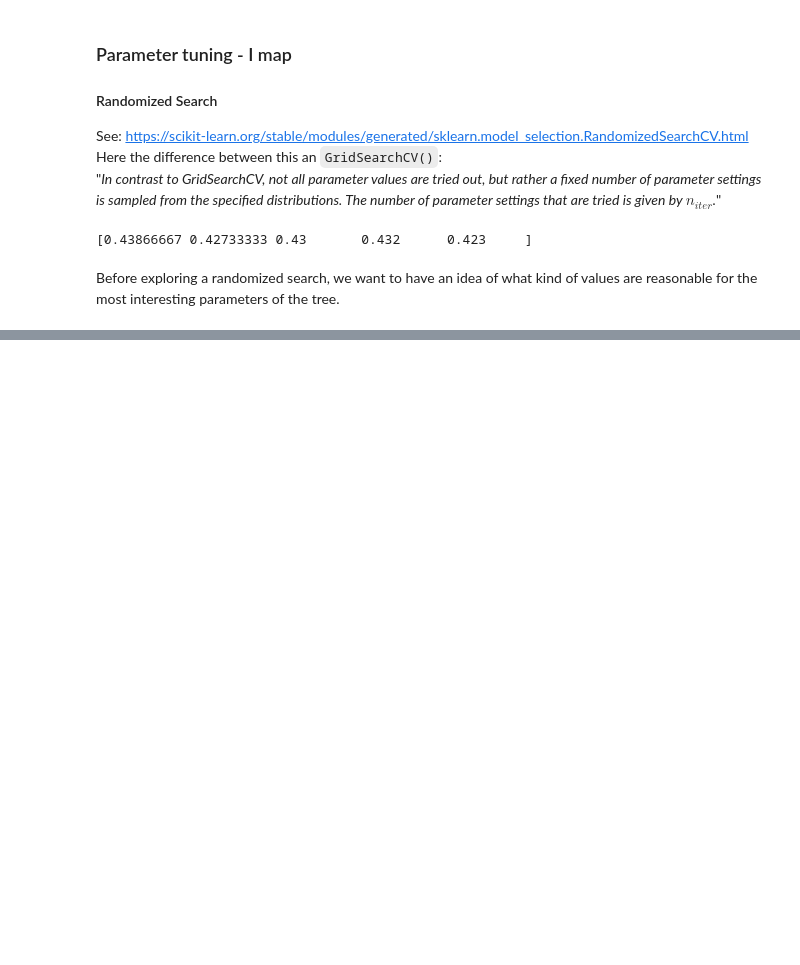
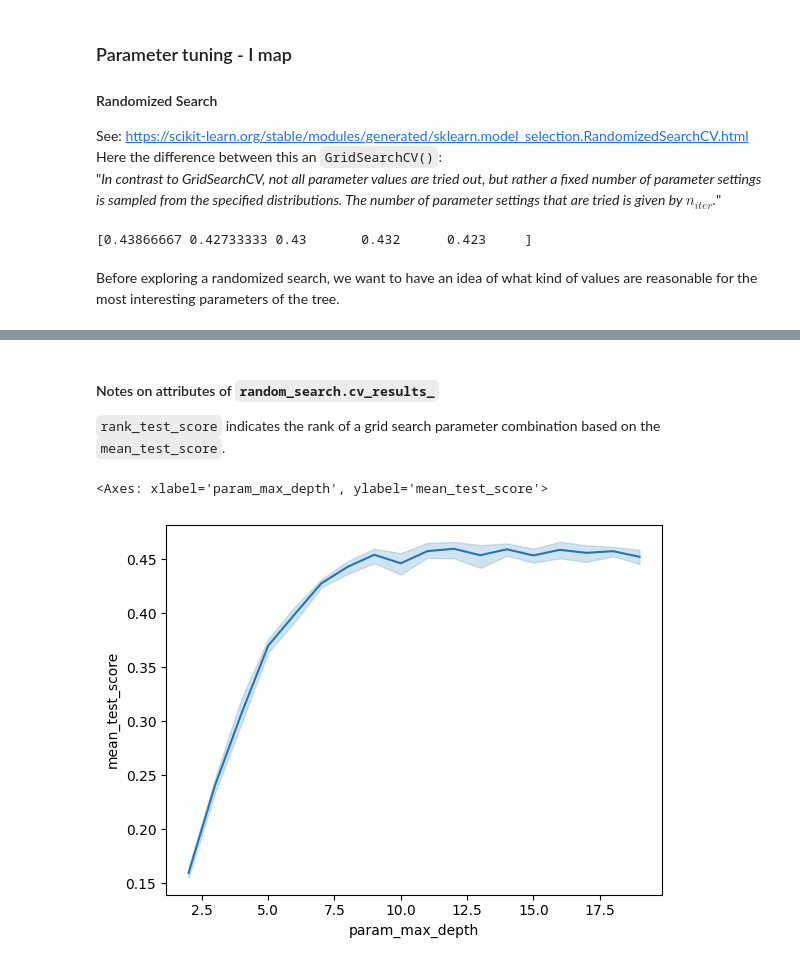
Before and after one commit to chiaratomaiuolo/Data_Mining_project, a Jupyter notebook: classification_notebook.ipynb, the cells around one changed output, grey strips where cells are left out. Drawn from its saved outputs; the diff is of its cells as text; code cells hidden in the pictures; blank space fills up the shorter version.

```diff
--- a/classification_notebook.ipynb
+++ b/classification_notebook.ipynb
@@ -497,0 +577,7 @@ clf = random_search.best_estimator_
+# %%
+#Saving the RandomSearchCV() results into a pandas dataframe.
+#Note that the the search results in a score computed multiple
+#times that so has a statistic uncertainty.
+# n_iter is the parameter that sets how many times the measure
+# is computed. (default is 10)
+results = pd.DataFrame(random_search.cv_results_)
@@ -497,0 +600,12 @@ clf = random_search.best_estimator_
+# %% [markdown]
+#### Notes on attributes of `random_search.cv_results_`
+`rank_test_score` indicates the rank of a grid search parameter combination based on the `mean_test_score`.
+# %%
+#max_depth : int, default=None
+#The maximum depth of the tree. If None, then nodes are expanded until all leaves are pure
+#or until all leaves contain less than min_samples_split samples.
+
+sns.lineplot(data=results, x="param_max_depth", y="mean_test_score")
+# %% [output]
+<Axes: xlabel='param_max_depth', ylabel='mean_test_score'>
+[figure, added]
```
Also changed, not shown: parts of 19 cells of this notebook.
